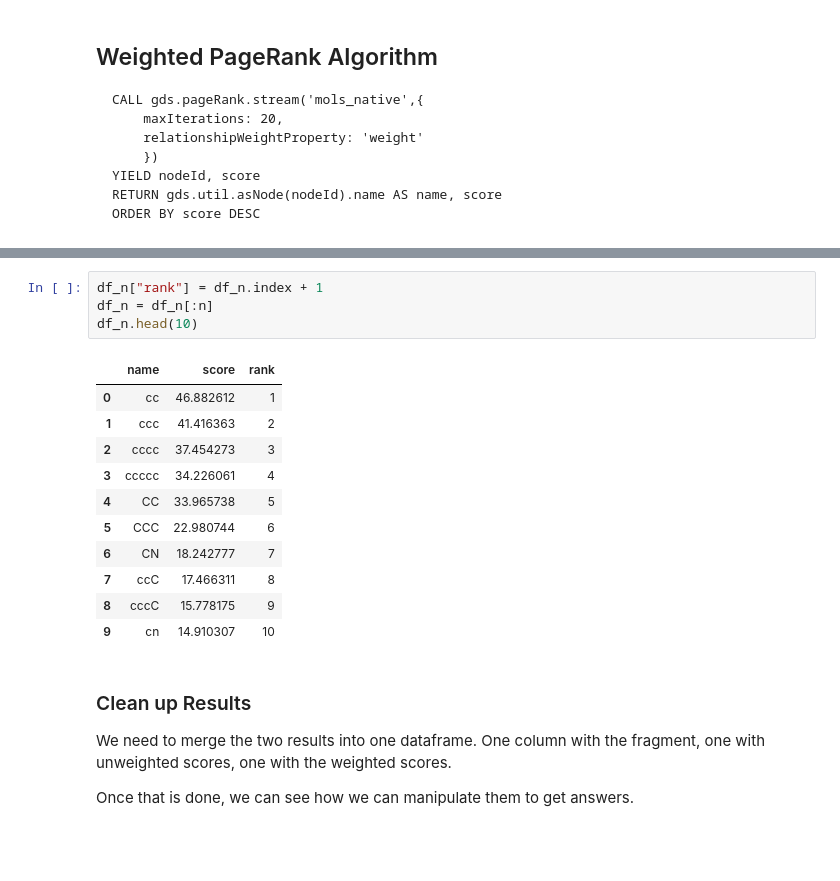
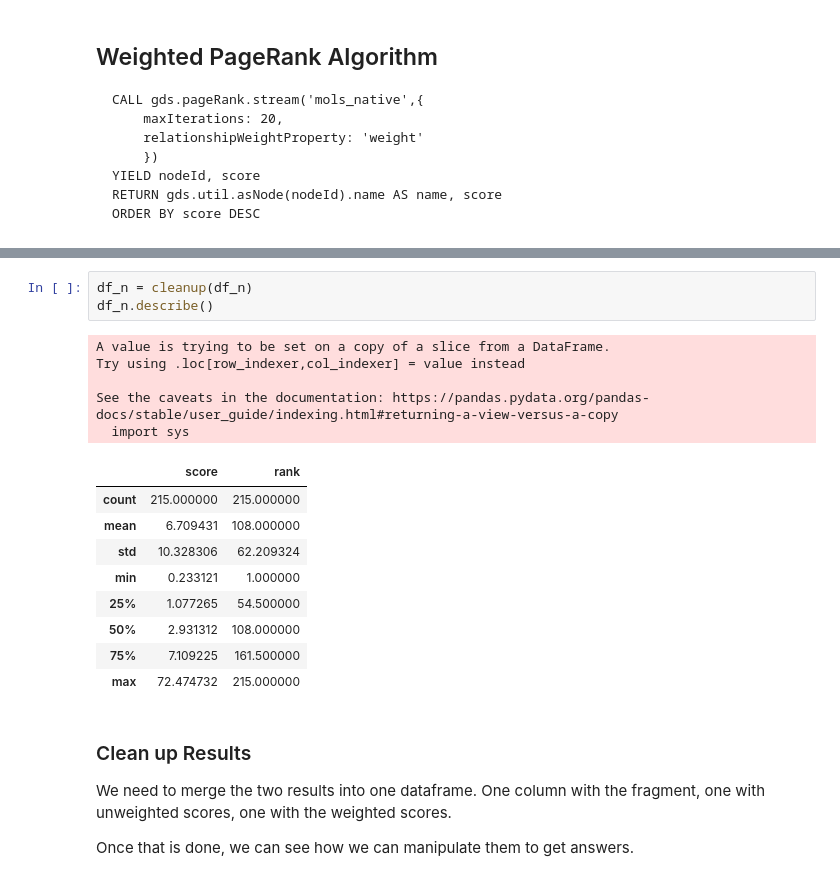
Before and after one commit to Dlux804/McQuade-Chem-ML, a Jupyter notebook: core/neo4j/page_rank_analysis_2.ipynb, the cells around one changed output, grey strips where cells are left out. Saved outputs shown, nothing was run; the diff lists cells and outputs as text; blank space fills up the shorter version.

```diff
--- a/core/neo4j/page_rank_analysis_2.ipynb
+++ b/core/neo4j/page_rank_analysis_2.ipynb
@@ -195,19 +205,21 @@ df_w.head(10)
-# %%
-df_n["rank"] = df_n.index + 1
-df_n = df_n[:n]
-df_n.head(10)
-# %% [output]
-|  | name | score | rank |
-| 0 | cc | 46.882612 | 1 |
-| 1 | ccc | 41.416363 | 2 |
-| 2 | cccc | 37.454273 | 3 |
-| 3 | ccccc | 34.226061 | 4 |
-| 4 | CC | 33.965738 | 5 |
-| 5 | CCC | 22.980744 | 6 |
-| 6 | CN | 18.242777 | 7 |
-| 7 | ccC | 17.466311 | 8 |
-| 8 | cccC | 15.778175 | 9 |
-| 9 | cn | 14.910307 | 10 |
+# %%
+df_n = cleanup(df_n)
+df_n.describe()
+# %% [output]
+A value is trying to be set on a copy of a slice from a DataFrame.
+Try using .loc[row_indexer,col_indexer] = value instead
+
+See the caveats in the documentation: https://pandas.pydata.org/pandas-docs/stable/user_guide/indexing.html#returning-a-view-versus-a-copy
+  import sys
+|  | score | rank |
+| count | 215.000000 | 215.000000 |
+| mean | 6.709431 | 108.000000 |
+| std | 10.328306 | 62.209324 |
+| min | 0.233121 | 1.000000 |
+| 25% | 1.077265 | 54.500000 |
+| 50% | 2.931312 | 108.000000 |
+| 75% | 7.109225 | 161.500000 |
+| max | 72.474732 | 215.000000 |
 # %% [markdown]
 ### Clean up Results
 We need to merge the two results into one dataframe.
```
Also changed, not shown: parts of 12 cells of this notebook, 1 other file.
